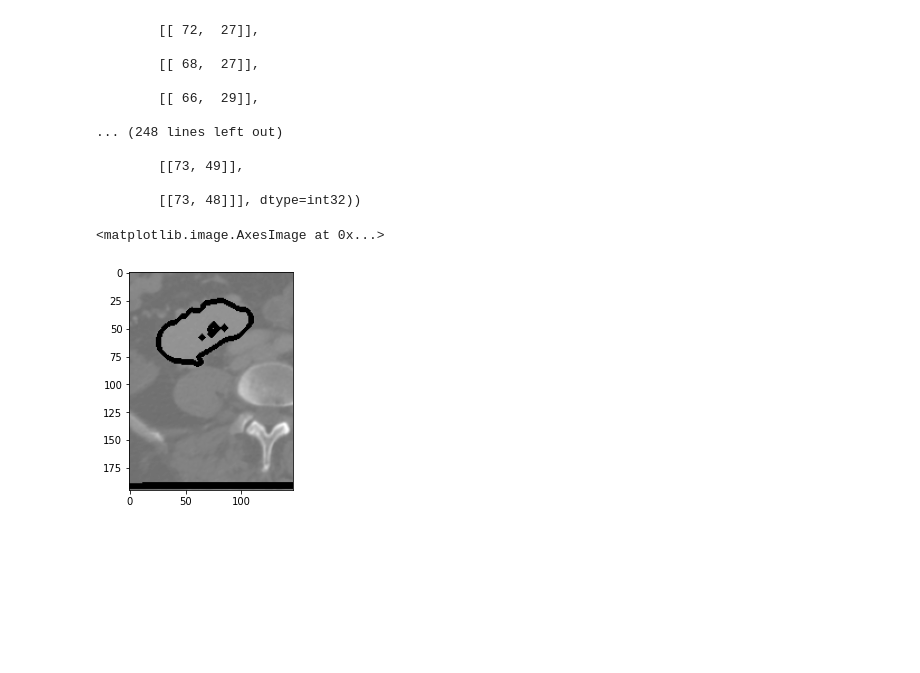
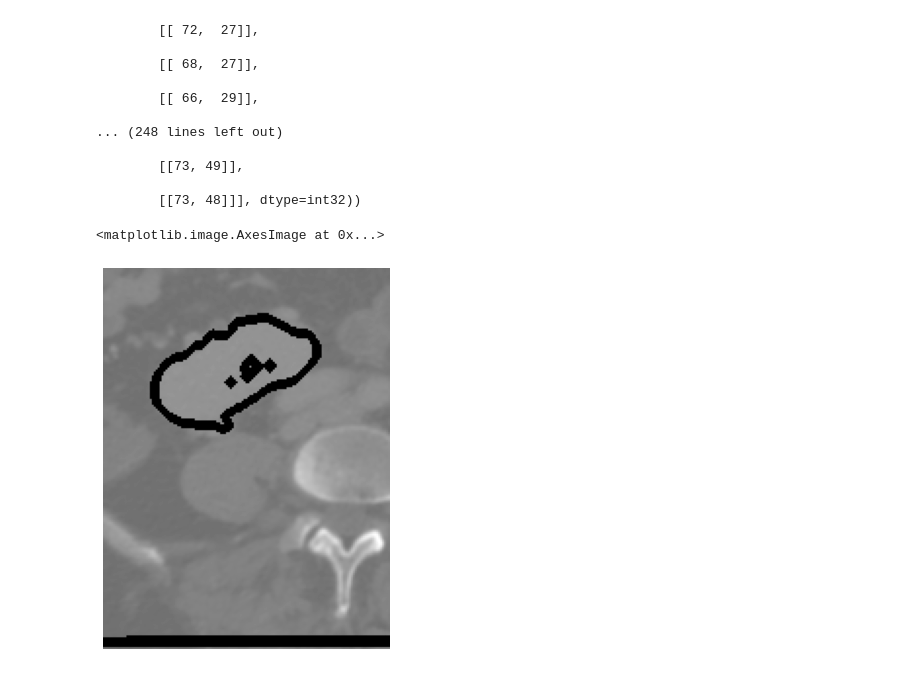
Before and after one commit to wsrtka/kidney_volumetry, a Jupyter notebook: notebooks/methods.ipynb, the cells around one changed output. Cells and saved outputs as stored; diff of their text form; code cells hidden in the pictures; blank space fills up the shorter version.

```diff
--- a/notebooks/methods.ipynb
+++ b/notebooks/methods.ipynb
@@ -144,7 +143,9 @@ contour
 
         [[73, 48]]], dtype=int32))
 # %%
+plt.figure(figsize=(12,7))
+plt.axis('off')
 plt.imshow(cv.drawContours(left_after[max_idx], contour, -1, (0, 255, 0), 3), cmap='gray')
 # %% [output]
 <matplotlib.image.AxesImage at 0x...>
-[figure, old version]
+[figure, new version]
```
Also changed, not shown: parts of 1 cell of this notebook, 1 other file.
